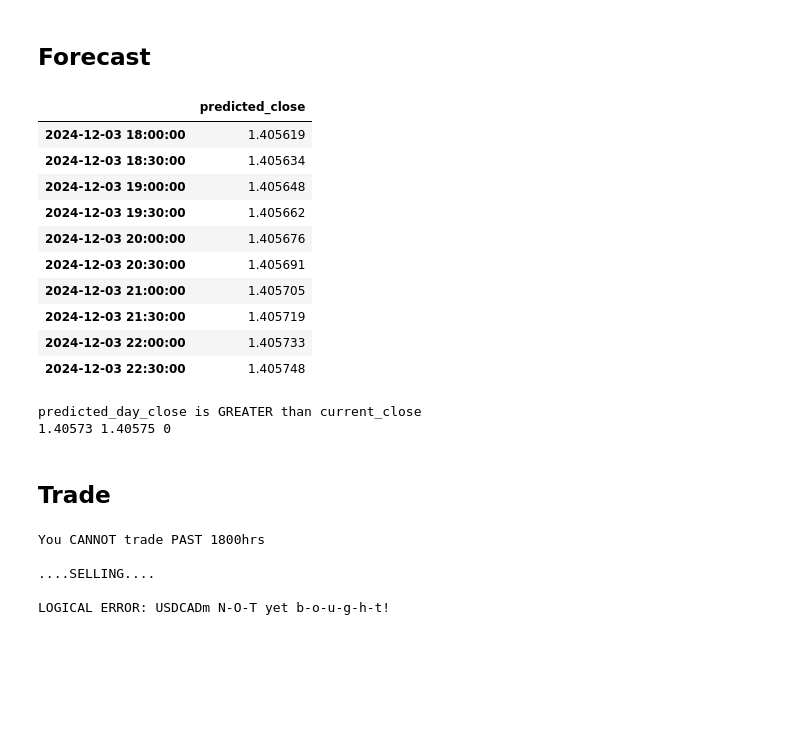
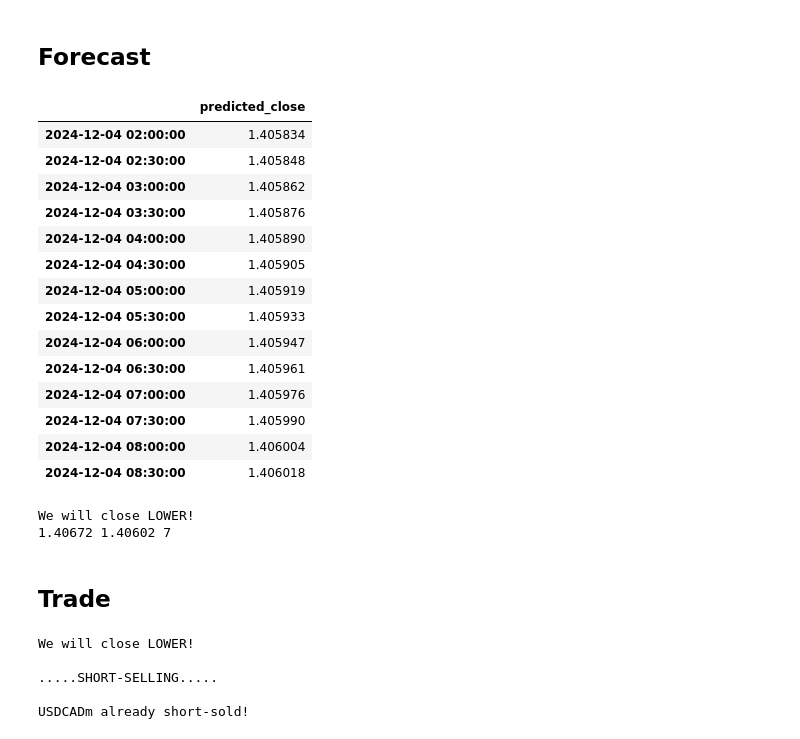
Before and after one commit to Stevealila/Trade, a Jupyter notebook: USDCAD.ipynb, the cells around one changed output. Drawn from its saved outputs; the diff is of its cells as text; code cells hidden in the pictures; blank space fills up the shorter version.

```diff
--- a/USDCAD.ipynb
+++ b/USDCAD.ipynb
@@ -67,28 +67,32 @@ y_pred.plot()
 # %% [markdown]
 ## Forecast
 # %%
-X_ = dp.out_of_sample(10)
+X_ = dp.out_of_sample(14)
 X_dates = pd.date_range(start=X.index[-1], periods=len(X_), freq=pd.Timedelta(minutes=30))
 
 y_fore = pd.Series(model.predict(X_), index=X_.index)
 
 forecast_df = pd.DataFrame(y_fore)
 forecast_df.index = X_dates
 
 forecast_df.columns = ['predicted_close']
 forecast_df
 # %% [output]
 |  | predicted_close |
-| 2024-12-03 18:00:00 | 1.405619 |
-| 2024-12-03 18:30:00 | 1.405634 |
-| 2024-12-03 19:00:00 | 1.405648 |
-| 2024-12-03 19:30:00 | 1.405662 |
-| 2024-12-03 20:00:00 | 1.405676 |
-| 2024-12-03 20:30:00 | 1.405691 |
-| 2024-12-03 21:00:00 | 1.405705 |
-| 2024-12-03 21:30:00 | 1.405719 |
-| 2024-12-03 22:00:00 | 1.405733 |
-| 2024-12-03 22:30:00 | 1.405748 |
+| 2024-12-04 02:00:00 | 1.405834 |
+| 2024-12-04 02:30:00 | 1.405848 |
+| 2024-12-04 03:00:00 | 1.405862 |
+| 2024-12-04 03:30:00 | 1.405876 |
+| 2024-12-04 04:00:00 | 1.405890 |
+| 2024-12-04 04:30:00 | 1.405905 |
+| 2024-12-04 05:00:00 | 1.405919 |
+| 2024-12-04 05:30:00 | 1.405933 |
+| 2024-12-04 06:00:00 | 1.405947 |
+| 2024-12-04 06:30:00 | 1.405961 |
+| 2024-12-04 07:00:00 | 1.405976 |
+| 2024-12-04 07:30:00 | 1.405990 |
+| 2024-12-04 08:00:00 | 1.406004 |
+| 2024-12-04 08:30:00 | 1.406018 |
 # %%
 current_price = df['close'].iloc[-1]
 predicted_day_close = round(forecast_df['predicted_close'].iloc[-1], 5)
@@ -107,8 +111,8 @@ if predicted_day_close < current_price: # short-sell
 
 print(current_price, predicted_day_close, target_profit)
 # %% [output]
-predicted_day_close is GREATER than current_close
-1.40573 1.40575 0
+We will close LOWER!
+1.40672 1.40602 7
 # %% [markdown]
 ## Trade
 # %%
@@ -135,8 +139,8 @@ else: # sell
     print("You CANNOT trade PAST 1800hrs\n\n....SELLING....\n")
     sell(symbol)
 # %% [output]
-You CANNOT trade PAST 1800hrs
+We will close LOWER!
 
-....SELLING....
+.....SHORT-SELLING.....
 
-LOGICAL ERROR: USDCADm N-O-T yet b-o-u-g-h-t!
+USDCADm already short-sold!
```
Also changed, not shown: parts of 3 cells of this notebook, 8 other files.
